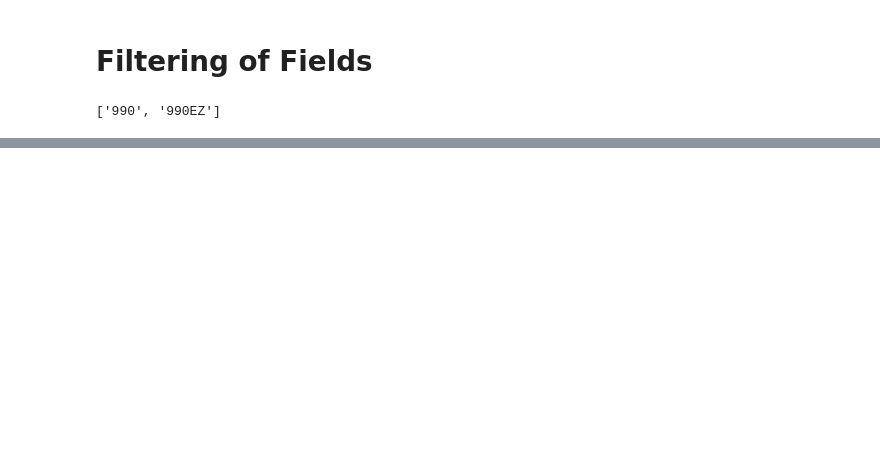
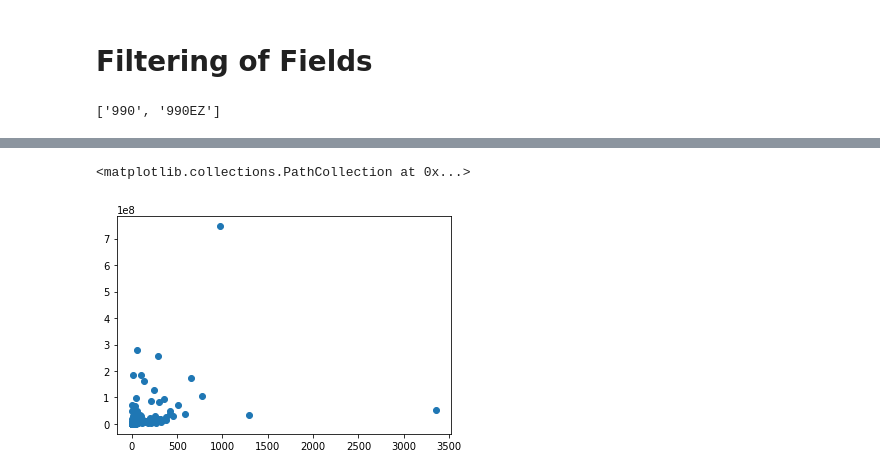
Before and after one commit to mas-dse-jcreyesc/capstone, a Jupyter notebook: DataExploration/MongoDB Filtering.ipynb, the cells around one changed output, grey strips where cells are left out. Saved outputs shown, nothing was run; the diff lists cells and outputs as text; code cells hidden in the pictures; blank space fills up the shorter version.

```diff
--- a/DataExploration/MongoDB Filtering.ipynb
+++ b/DataExploration/MongoDB Filtering.ipynb
@@ -121,0 +179,5 @@ df_990EZ
+# %%
+plt.scatter(df_990['EmployeeCnt'], df_990['GrossReceiptsAmt'])
+# %% [output]
+<matplotlib.collections.PathCollection at 0x...>
+[figure, added]
```
Also changed, not shown: parts of 14 cells of this notebook.
